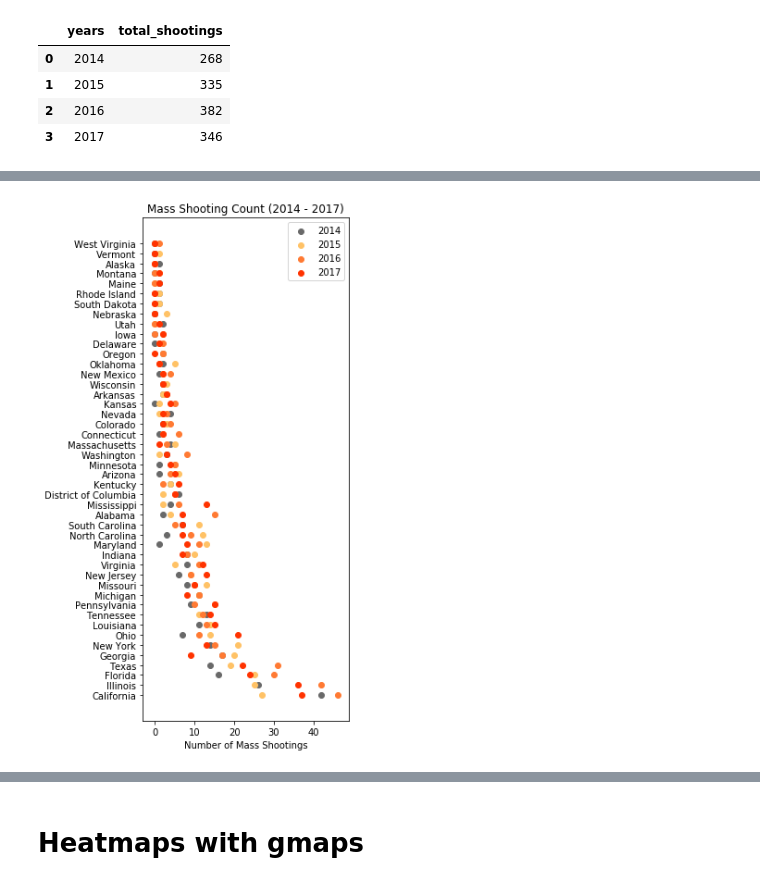
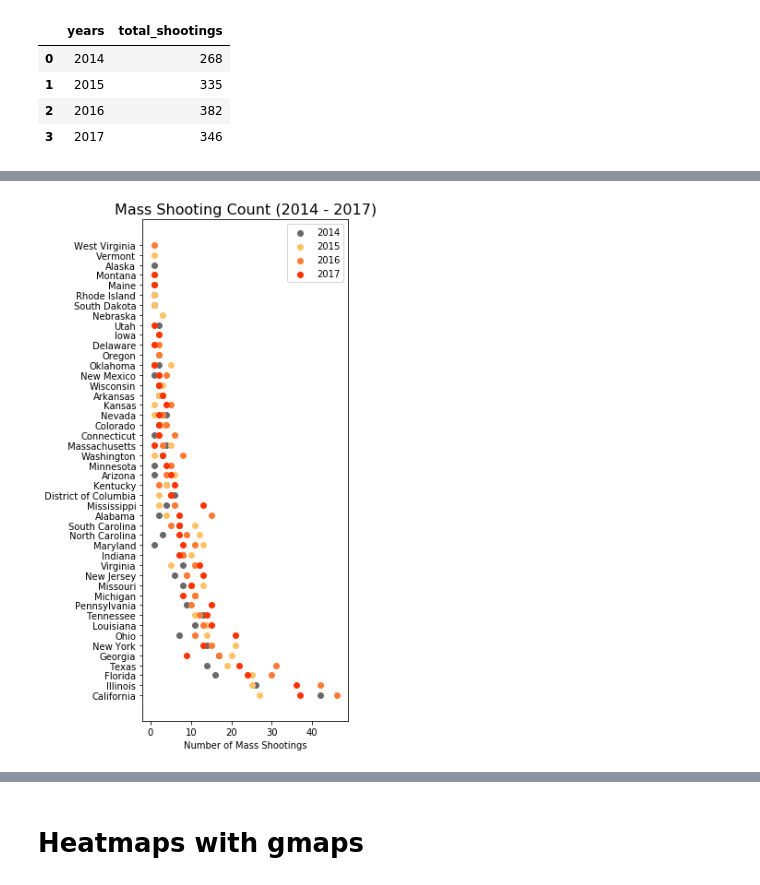
Before and after one commit to lprymak/Project1, a Jupyter notebook: Final_Data_Analysis.ipynb, the cells around one changed output, grey strips where cells are left out. Cells and saved outputs as stored; diff of their text form; code cells hidden in the pictures.

```diff
--- a/Final_Data_Analysis.ipynb
+++ b/Final_Data_Analysis.ipynb
@@ -66 +67,4 @@ state_count_all = pd.read_csv("state_count_all.csv")
 state_count_all = state_count_all.sort_values(by=['total_count'], ascending = False)
+# %%
+#replace null values with NaNs so states with no shootings are not included on the plot
+state_count_null = state_count_all.replace({'0':np.nan, 0:np.nan})
@@ -83,17 +89,18 @@ plt.show()
 # %%
+#state count overview (only states with mass shootings)
 plt.figure(figsize=(4,10))
-count_2014 = plt.scatter(state_count_all['Count_2014'],state_count_all['States'],color= 'dimgrey', linewidth=1, label="2014")
-count_2015 = plt.scatter(state_count_all['Count_2015'],state_count_all['States'],color=str('#ffc266'), linewidth=1, label="2015")
-count_2016 = plt.scatter(state_count_all['Count_2016'],state_count_all['States'],color=str('#ff7a33'), linewidth=1, label="2016")
-count_2017 = plt.scatter(state_count_all['Count_2017'],state_count_all['States'],color=str('#ff3300'), linewidth=1, label="2017")
+count_2014 = plt.scatter(state_count_null['Count_2014'],state_count_null['States'],color= 'dimgrey', linewidth=1, label="2014")
+count_2015 = plt.scatter(state_count_null['Count_2015'],state_count_null['States'],color=str('#ffc266'), linewidth=1, label="2015")
+count_2016 = plt.scatter(state_count_null['Count_2016'],state_count_null['States'],color=str('#ff7a33'), linewidth=1, label="2016")
+count_2017 = plt.scatter(state_count_null['Count_2017'],state_count_null['States'],color=str('#ff3300'), linewidth=1, label="2017")
 # Set our legend to where the chart thinks is best
 plt.legend(handles=[count_2014, count_2015, count_2016, count_2017])
 plt.xlabel('Number of Mass Shootings')
-plt.title("Mass Shooting Count (2014 - 2017)")
+plt.title("Mass Shooting Count (2014 - 2017)",fontsize=16 )
 
 plt.show()
 # %% [output]
-[figure, old version]
+[figure, new version]
 # %%
 #make same visualization for per capita - load in per capita by state
 merged_all = pd.read_csv("merged_all.csv")
```
Also changed, not shown: parts of 18 cells of this notebook, 1 other file.
